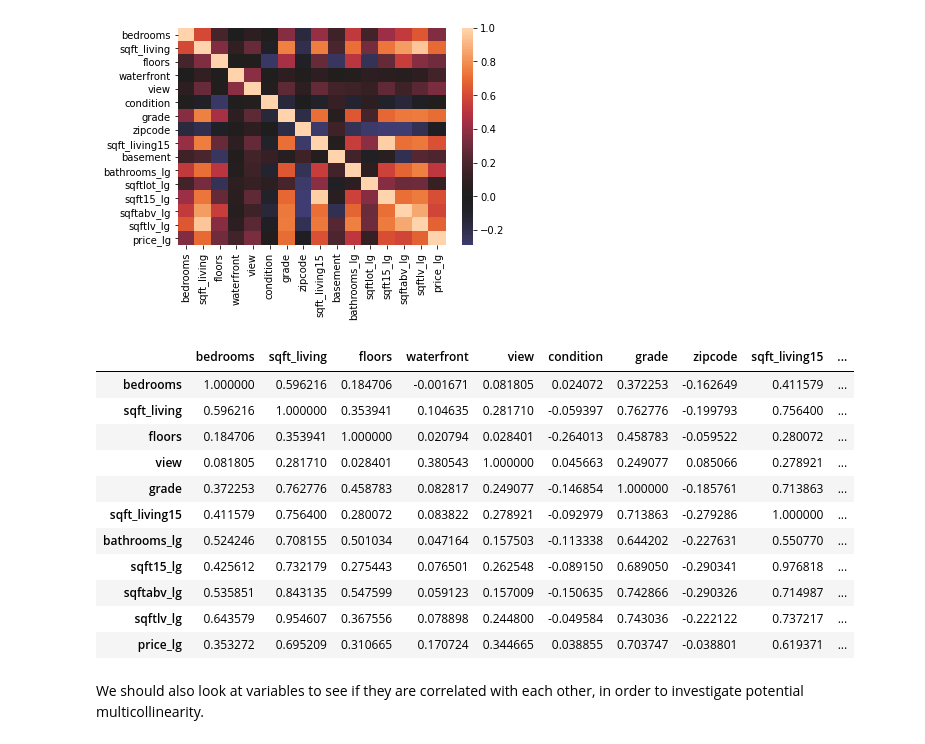
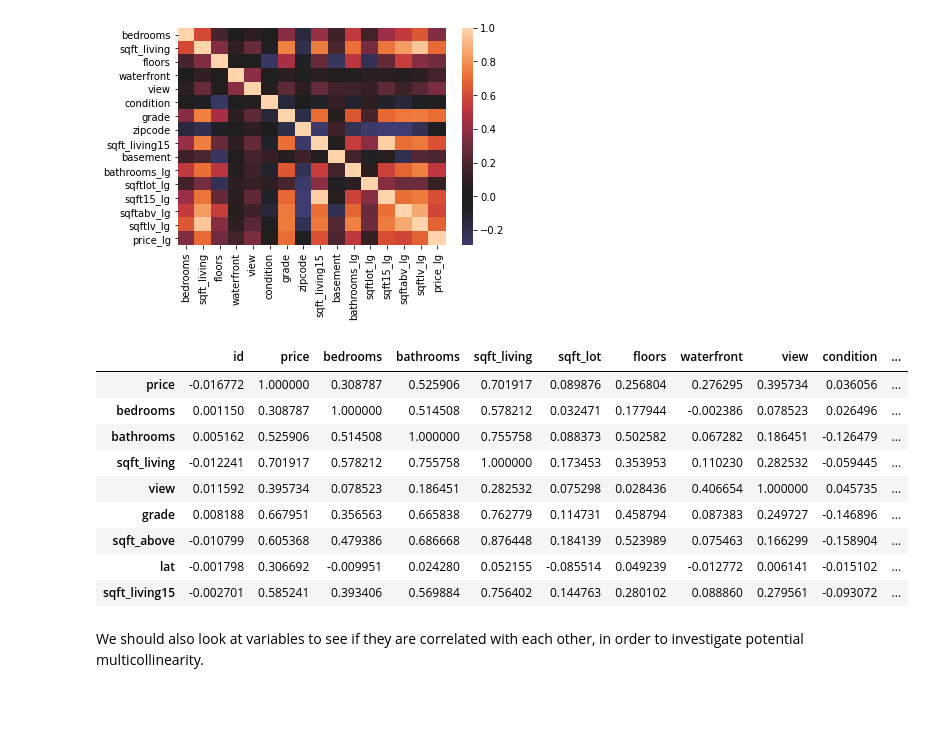
Before and after one commit to ekvu/phase_2_project_King_County_RE, a Jupyter notebook: Final_Technical_notebook.ipynb, the cells around one changed output. Drawn from its saved outputs; the diff is of its cells as text; code cells hidden in the pictures; blank space fills up the shorter version.

```diff
--- a/Final_Technical_notebook.ipynb
+++ b/Final_Technical_notebook.ipynb
@@ -81,6 +95,8 @@ kc.head()
 | 2 | 5631500400 | 2/25/2015 | 180000.0 | 2 | 1.00 | 770 | 10000 | 1.0 | 0.0 | 0.0 | ... |
 | 3 | 2487200875 | 12/9/2014 | 604000.0 | 4 | 3.00 | 1960 | 5000 | 1.0 | 0.0 | 0.0 | ... |
 | 4 | 1954400510 | 2/18/2015 | 510000.0 | 3 | 2.00 | 1680 | 8080 | 1.0 | 0.0 | 0.0 | ... |
+# %%
+kc_r= kc.copy()
 # %% [markdown]
 ## Exploratory Data Analysis
 # %% [markdown]
@@ -364,19 +353,17 @@ sns.heatmap(kc1.corr(), center=0);
 [figure]
 # %%
 #Look at which features are highly correlated with our y-variable, price.
-kc1.corr()[abs(kc1.corr()['price_lg']) > 0.3]
+kc_r.corr()[abs(kc_r.corr()['price']) > 0.3]
 # %% [output]
-|  | bedrooms | sqft_living | floors | waterfront | view | condition | grade | zipcode | sqft_living15 | ... |
-| bedrooms | 1.000000 | 0.596216 | 0.184706 | -0.001671 | 0.081805 | 0.024072 | 0.372253 | -0.162649 | 0.411579 | ... |
-| sqft_living | 0.596216 | 1.000000 | 0.353941 | 0.104635 | 0.281710 | -0.059397 | 0.762776 | -0.199793 | 0.756400 | ... |
-| floors | 0.184706 | 0.353941 | 1.000000 | 0.020794 | 0.028401 | -0.264013 | 0.458783 | -0.059522 | 0.280072 | ... |
-| view | 0.081805 | 0.281710 | 0.028401 | 0.380543 | 1.000000 | 0.045663 | 0.249077 | 0.085066 | 0.278921 | ... |
-| grade | 0.372253 | 0.762776 | 0.458783 | 0.082817 | 0.249077 | -0.146854 | 1.000000 | -0.185761 | 0.713863 | ... |
-| sqft_living15 | 0.411579 | 0.756400 | 0.280072 | 0.083822 | 0.278921 | -0.092979 | 0.713863 | -0.279286 | 1.000000 | ... |
-| bathrooms_lg | 0.524246 | 0.708155 | 0.501034 | 0.047164 | 0.157503 | -0.113338 | 0.644202 | -0.227631 | 0.550770 | ... |
-| sqft15_lg | 0.425612 | 0.732179 | 0.275443 | 0.076501 | 0.262548 | -0.089150 | 0.689050 | -0.290341 | 0.976818 | ... |
-| sqftabv_lg | 0.535851 | 0.843135 | 0.547599 | 0.059123 | 0.157009 | -0.150635 | 0.742866 | -0.290326 | 0.714987 | ... |
-| sqftlv_lg | 0.643579 | 0.954607 | 0.367556 | 0.078898 | 0.244800 | -0.049584 | 0.743036 | -0.222122 | 0.737217 | ... |
-| price_lg | 0.353272 | 0.695209 | 0.310665 | 0.170724 | 0.344665 | 0.038855 | 0.703747 | -0.038801 | 0.619371 | ... |
+|  | id | price | bedrooms | bathrooms | sqft_living | sqft_lot | floors | waterfront | view | condition | ... |
+| price | -0.016772 | 1.000000 | 0.308787 | 0.525906 | 0.701917 | 0.089876 | 0.256804 | 0.276295 | 0.395734 | 0.036056 | ... |
+| bedrooms | 0.001150 | 0.308787 | 1.000000 | 0.514508 | 0.578212 | 0.032471 | 0.177944 | -0.002386 | 0.078523 | 0.026496 | ... |
+| bathrooms | 0.005162 | 0.525906 | 0.514508 | 1.000000 | 0.755758 | 0.088373 | 0.502582 | 0.067282 | 0.186451 | -0.126479 | ... |
+| sqft_living | -0.012241 | 0.701917 | 0.578212 | 0.755758 | 1.000000 | 0.173453 | 0.353953 | 0.110230 | 0.282532 | -0.059445 | ... |
+| view | 0.011592 | 0.395734 | 0.078523 | 0.186451 | 0.282532 | 0.075298 | 0.028436 | 0.406654 | 1.000000 | 0.045735 | ... |
+| grade | 0.008188 | 0.667951 | 0.356563 | 0.665838 | 0.762779 | 0.114731 | 0.458794 | 0.087383 | 0.249727 | -0.146896 | ... |
+| sqft_above | -0.010799 | 0.605368 | 0.479386 | 0.686668 | 0.876448 | 0.184139 | 0.523989 | 0.075463 | 0.166299 | -0.158904 | ... |
+| lat | -0.001798 | 0.306692 | -0.009951 | 0.024280 | 0.052155 | -0.085514 | 0.049239 | -0.012772 | 0.006141 | -0.015102 | ... |
+| sqft_living15 | -0.002701 | 0.585241 | 0.393406 | 0.569884 | 0.756402 | 0.144763 | 0.280102 | 0.088860 | 0.279561 | -0.093072 | ... |
 # %% [markdown]
 We should also look at variables to see if they are correlated with each other, in order to investigate potential multicollinearity.
```
Also changed, not shown: parts of 111 cells of this notebook.
